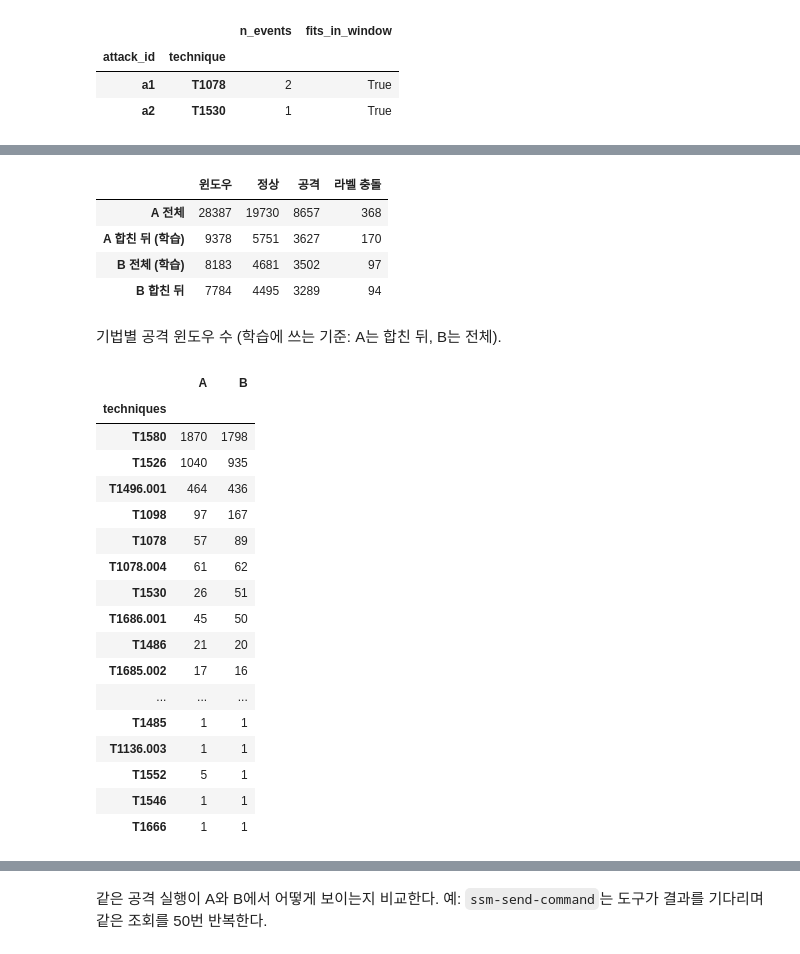
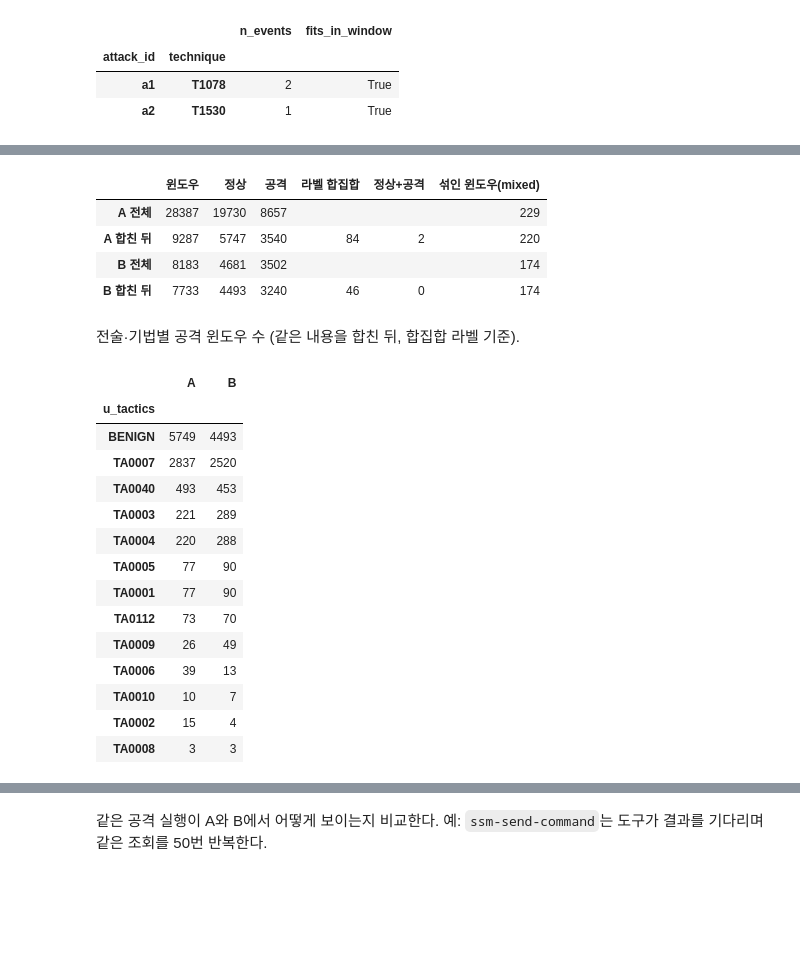
Before and after one commit to ajou-cf/cloudtrail-attack-gliclass, a Jupyter notebook: notebooks/window.ipynb, the cells around one changed output, grey strips where cells are left out. Saved outputs shown, nothing was run; the diff lists cells and outputs as text; code cells hidden in the pictures; blank space fills up the shorter version.

Commit message:
Update labeling and preprocessing documentation; clarify labeling rules and data handling in notebooks. Enhance event labeling process and improve clarity on window labeling methodology.

```diff
--- a/notebooks/window.ipynb
+++ b/notebooks/window.ipynb
@@ -293,48 +326,44 @@ windows = {v: mark_duplicates(build_windows(load_events(path), SIZE, STRIDE)) fo
 # %%
-def counts(w):
-    n_att = int(w["is_attack"].sum())
-    return {"윈도우": len(w), "정상": len(w) - n_att, "공격": n_att}
+def counts(w, union_labels=False):
+    att = w["u_tactics"].str.contains("TA") if union_labels else w["m1_is_attack"]
+    return {"윈도우": len(w), "정상": int((~att).sum()), "공격": int(att.sum())}
 
 
-summary = pd.DataFrame({
-    "A 전체": counts(windows["A"]),
-    "A 합친 뒤 (학습)": counts(windows["A"][windows["A"]["is_first"]]),
-    "B 전체 (학습)": counts(windows["B"]),
-    "B 합친 뒤": counts(windows["B"][windows["B"]["is_first"]]),
-}).T
-summary["라벨 충돌"] = [int(windows[v[0]].pipe(lambda w: w[w["is_first"]] if "합친" in v else w)["label_conflict"].sum())
-                     for v in summary.index]
-summary
+rows = {}
+for v, w in windows.items():
+    f = w[w["is_first"]]
+    rows[f"{v} 전체"] = {**counts(w), "라벨 합집합": "", "정상+공격": "", "섞인 윈도우(mixed)": int(w["mixed"].sum())}
+    rows[f"{v} 합친 뒤"] = {**counts(f, True), "라벨 합집합": int(f["label_conflict"].sum()),
+                          "정상+공격": int((f["u_tactics"].str.contains("BENIGN") & f["u_tactics"].str.contains("TA")).sum()),
+                          "섞인 윈도우(mixed)": int(f["mixed"].sum())}
+pd.DataFrame(rows).T
 # %% [output]
-|  | 윈도우 | 정상 | 공격 | 라벨 충돌 |
-| A 전체 | 28387 | 19730 | 8657 | 368 |
-| A 합친 뒤 (학습) | 9378 | 5751 | 3627 | 170 |
-| B 전체 (학습) | 8183 | 4681 | 3502 | 97 |
-| B 합친 뒤 | 7784 | 4495 | 3289 | 94 |
+|  | 윈도우 | 정상 | 공격 | 라벨 합집합 | 정상+공격 | 섞인 윈도우(mixed) |
+| A 전체 | 28387 | 19730 | 8657 |  |  | 229 |
+| A 합친 뒤 | 9287 | 5747 | 3540 | 84 | 2 | 220 |
+| B 전체 | 8183 | 4681 | 3502 |  |  | 174 |
+| B 합친 뒤 | 7733 | 4493 | 3240 | 46 | 0 | 174 |
 # %% [markdown]
-기법별 공격 윈도우 수 (학습에 쓰는 기준: A는 합친 뒤, B는 전체).
+전술·기법별 공격 윈도우 수 (같은 내용을 합친 뒤, 합집합 라벨 기준).
 # %%
-train = {"A": windows["A"][windows["A"]["is_first"]], "B": windows["B"]}
-per_tech = pd.DataFrame({
-    v: w[w["is_attack"]]["techniques"].str.split("|").explode().value_counts() for v, w in train.items()
-}).fillna(0).astype(int).sort_values("B", ascending=False)
-per_tech
+merged = {v: w[w["is_first"]] for v, w in windows.items()}
+per_tactic = pd.DataFrame({v: w["u_tactics"].str.split("|").explode().value_counts() for v, w in merged.items()}).fillna(0).astype(int)
+per_tech = pd.DataFrame({v: w["u_techniques"].str.split("|").explode().value_counts() for v, w in merged.items()}).fillna(0).astype(int)
+display(per_tactic.sort_values("B", ascending=False))
+per_tech.sort_values("B", ascending=False)
 # %% [output]
 |  | A | B |
-| techniques |  |  |
-| T1580 | 1870 | 1798 |
-| T1526 | 1040 | 935 |
-| T1496.001 | 464 | 436 |
-| T1098 | 97 | 167 |
-| T1078 | 57 | 89 |
-| T1078.004 | 61 | 62 |
-| T1530 | 26 | 51 |
-| T1686.001 | 45 | 50 |
-| T1486 | 21 | 20 |
-| T1685.002 | 17 | 16 |
-| ... | ... | ... |
-| T1485 | 1 | 1 |
-| T1136.003 | 1 | 1 |
-| T1552 | 5 | 1 |
-| T1546 | 1 | 1 |
-| T1666 | 1 | 1 |
+| u_tactics |  |  |
+| BENIGN | 5749 | 4493 |
+| TA0007 | 2837 | 2520 |
+| TA0040 | 493 | 453 |
+| TA0003 | 221 | 289 |
+| TA0004 | 220 | 288 |
+| TA0005 | 77 | 90 |
+| TA0001 | 77 | 90 |
+| TA0112 | 73 | 70 |
+| TA0009 | 26 | 49 |
+| TA0006 | 39 | 13 |
+| TA0010 | 10 | 7 |
+| TA0002 | 15 | 4 |
+| TA0008 | 3 | 3 |
```
Also changed, not shown: parts of 6 cells of this notebook, 4 other files.
